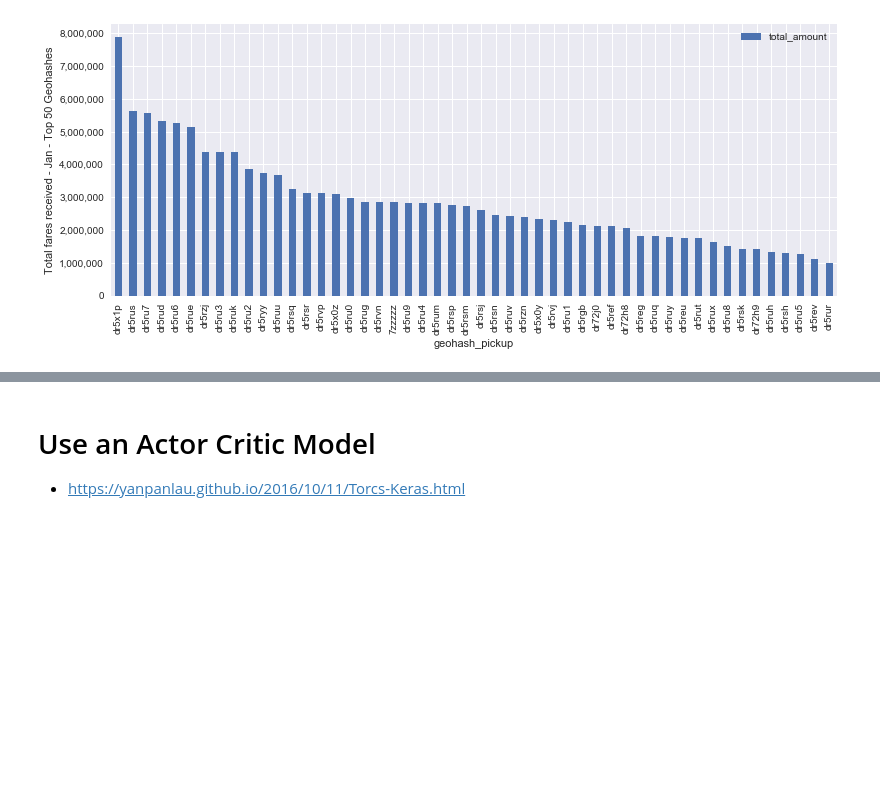
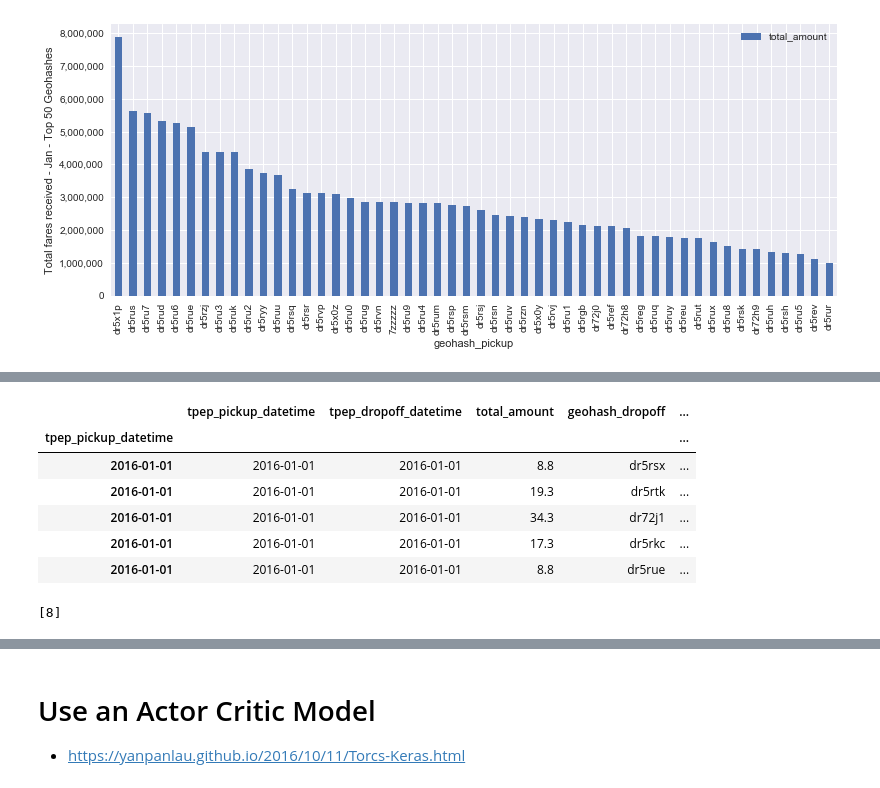
Before and after one commit to jonhilgart22/DSCI-6005-deep-learning, a Jupyter notebook: final_project/Taxi-Cab-EDA.ipynb, the cells around one changed output, grey strips where cells are left out. Drawn from its saved outputs; the diff is of its cells as text; code cells hidden in the pictures; blank space fills up the shorter version.

Commit message:
added the data structure for fares

```diff
--- a/final_project/Taxi-Cab-EDA.ipynb
+++ b/final_project/Taxi-Cab-EDA.ipynb
@@ -303,7 +318,7 @@ plt.ylabel('Total fares received - Jan - Top 50 Geohashes')
 # %%
 # Only pull the columns we need
 average_fare_during_day = taxi_yellowcab_df.loc[:,('tpep_pickup_datetime',
-                            'tpep_dropoff_datetime','total_amount','geohash_dropoff','geohash_pickup')]
+                            'tpep_dropoff_datetime','total_amount','geohash_dropoff','geohash_pickup','jan_day')]
 # %%
 average_fare_during_day.tpep_pickup_datetime = pd.to_datetime(average_fare_during_day.tpep_pickup_datetime)
 # %%
@@ -327,0 +357,10 @@ time_geohash_fare_dict = defaultdict(lambda : defaultdict(int))
+# %%
+average_fare_during_day.head()
+# %% [output]
+|  | tpep_pickup_datetime | tpep_dropoff_datetime | total_amount | geohash_dropoff | ... |
+| tpep_pickup_datetime |  |  |  |  | ... |
+| 2016-01-01 | 2016-01-01 | 2016-01-01 | 8.8 | dr5rsx | ... |
+| 2016-01-01 | 2016-01-01 | 2016-01-01 | 19.3 | dr5rtk | ... |
+| 2016-01-01 | 2016-01-01 | 2016-01-01 | 34.3 | dr72j1 | ... |
+| 2016-01-01 | 2016-01-01 | 2016-01-01 | 17.3 | dr5rkc | ... |
+| 2016-01-01 | 2016-01-01 | 2016-01-01 | 8.8 | dr5rue | ... |
@@ -328,2 +372,7 @@ time_geohash_fare_dict = defaultdict(lambda : defaultdict(int))
+# %%
+time_geohash_fare_dict[0][0].append(8)
+time_geohash_fare_dict[0][0]
+# %% [output]
+[8]
 # %%
 for row in average_fares_throughout_day_geohash.iterrows():
```
Also changed, not shown: parts of 11 cells of this notebook.
